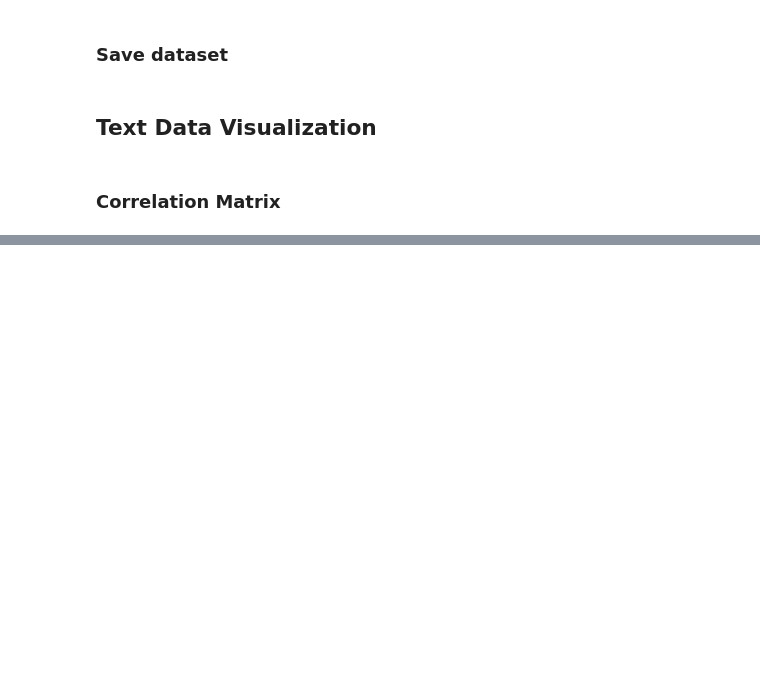
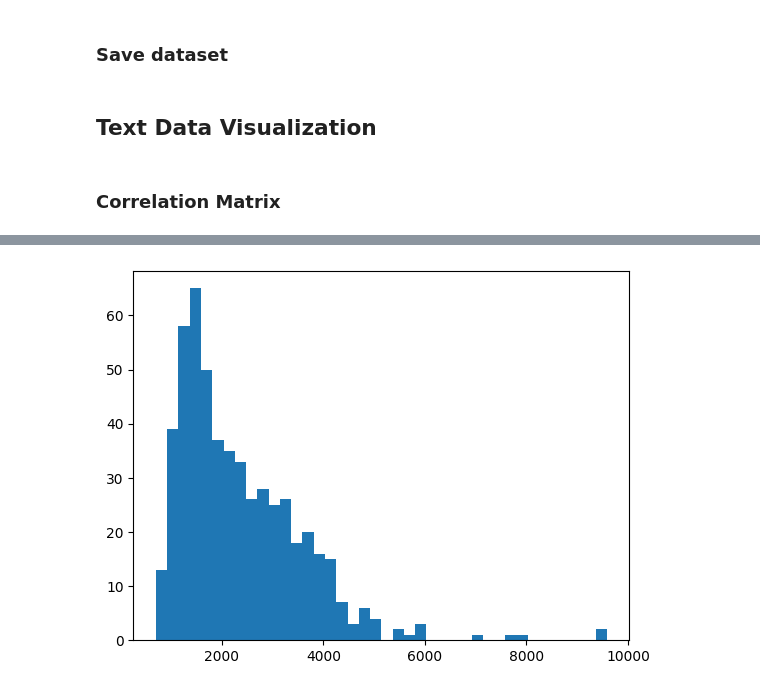
Before and after one commit to florian-morel22/House-pricing-ML, a Jupyter notebook: data_processing.ipynb, the cells around one changed output, grey strips where cells are left out. Drawn from its saved outputs; the diff is of its cells as text; code cells hidden in the pictures; blank space fills up the shorter version.

```diff
--- a/data_processing.ipynb
+++ b/data_processing.ipynb
@@ -508,0 +580,5 @@ plt.show()
+# %%
+plt.hist(structured_df['Area'], bins=40)
+plt.show()
+# %% [output]
+[figure, added]
```
Also changed, not shown: parts of 28 cells of this notebook, 3 other files.
